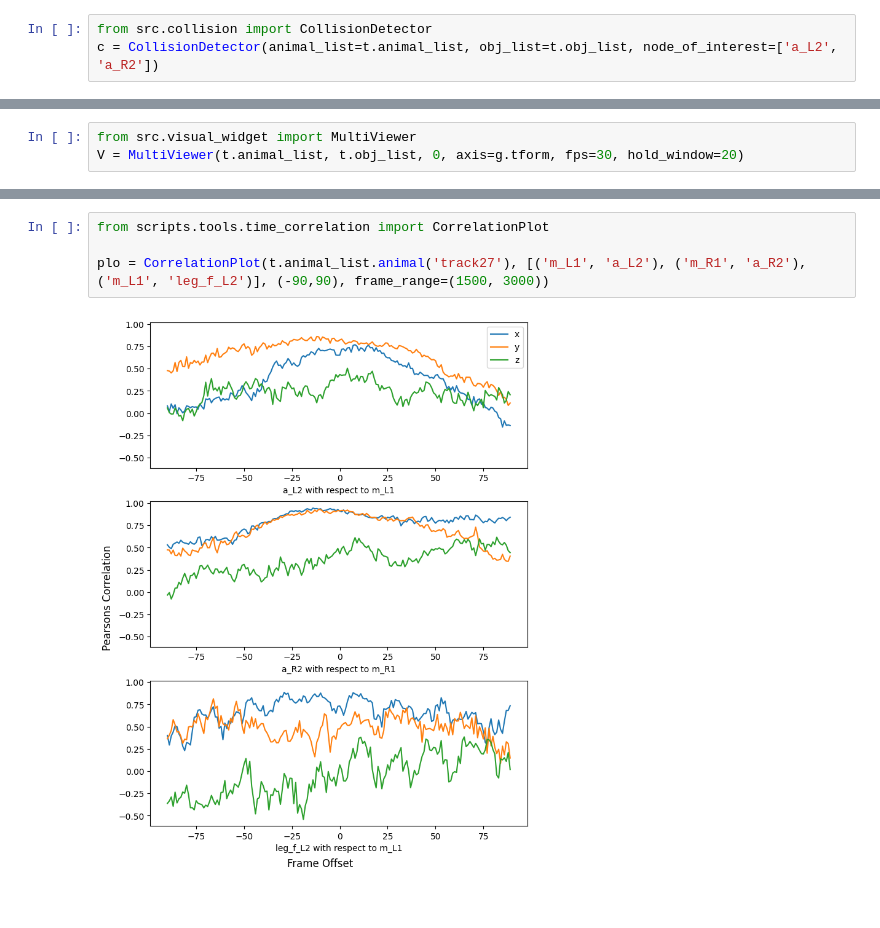
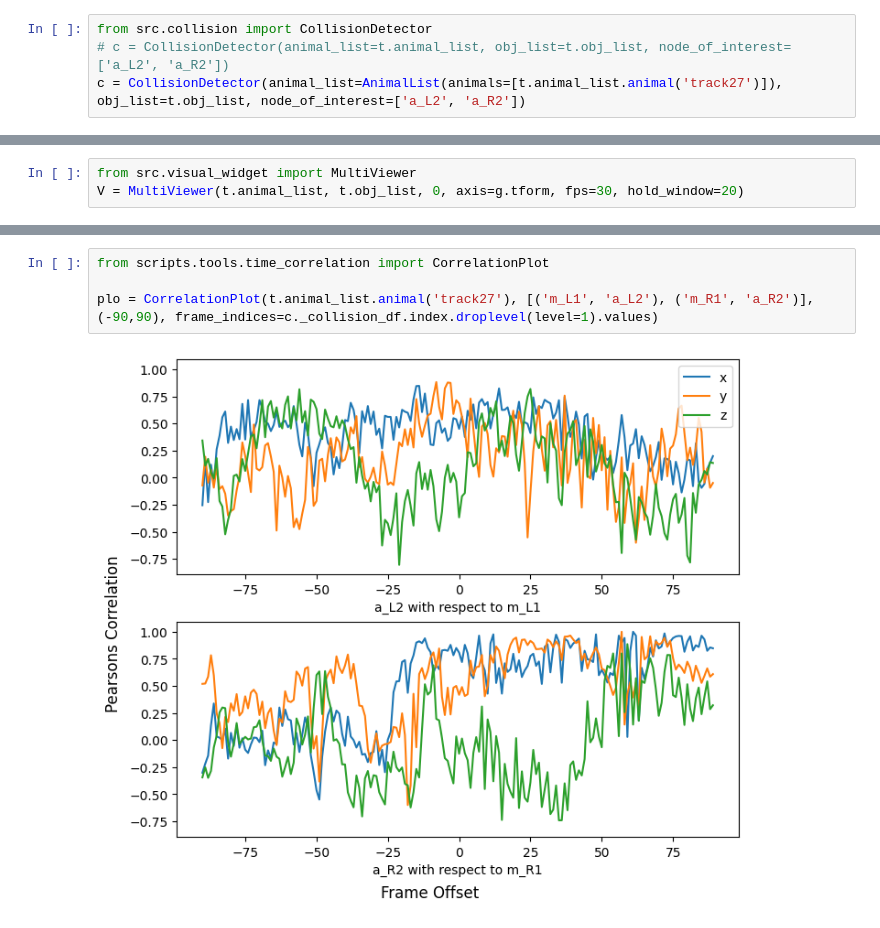
Before and after one commit to prolley-parnell/3d_ant_analysis, a Jupyter notebook: test_box.ipynb, the cells around one changed output, grey strips where cells are left out. Drawn from its saved outputs; the diff is of its cells as text.

Commit message:
Parallel correlation plots with only collisions

```diff
--- a/test_box.ipynb
+++ b/test_box.ipynb
@@ -25,7 +25,8 @@ ground_box = g.get_ground_collision()
 t.animal_list.pre_load_ray()
 # %%
 from src.collision import CollisionDetector
-c = CollisionDetector(animal_list=t.animal_list, obj_list=t.obj_list, node_of_interest=['a_L2', 'a_R2'])
+# c = CollisionDetector(animal_list=t.animal_list, obj_list=t.obj_list, node_of_interest=['a_L2', 'a_R2'])
+c = CollisionDetector(animal_list=AnimalList(animals=[t.animal_list.animal('track27')]), obj_list=t.obj_list, node_of_interest=['a_L2', 'a_R2'])
 # %%
 from scripts.tools.estimate_ground_plane import GroundPlaneEstimation
 g = GroundPlaneEstimation(t.animal_list)
@@ -44,6 +45,6 @@ KP = KPAccelerationMag(t.animal_list.animal('track27'), node=['a_L0', 'a_R0', 'n
 # %%
 from scripts.tools.time_correlation import CorrelationPlot
 
-plo = CorrelationPlot(t.animal_list.animal('track27'), [('m_L1', 'a_L2'), ('m_R1', 'a_R2'), ('m_L1', 'leg_f_L2')], (-90,90), frame_range=(1500, 3000))
+plo = CorrelationPlot(t.animal_list.animal('track27'), [('m_L1', 'a_L2'), ('m_R1', 'a_R2')], (-90,90), frame_indices=c._collision_df.index.droplevel(level=1).values)
 # %% [output]
-[figure, old version]
+[figure, new version]
```
Also changed, not shown: parts of 1 cell of this notebook, 3 other files.
